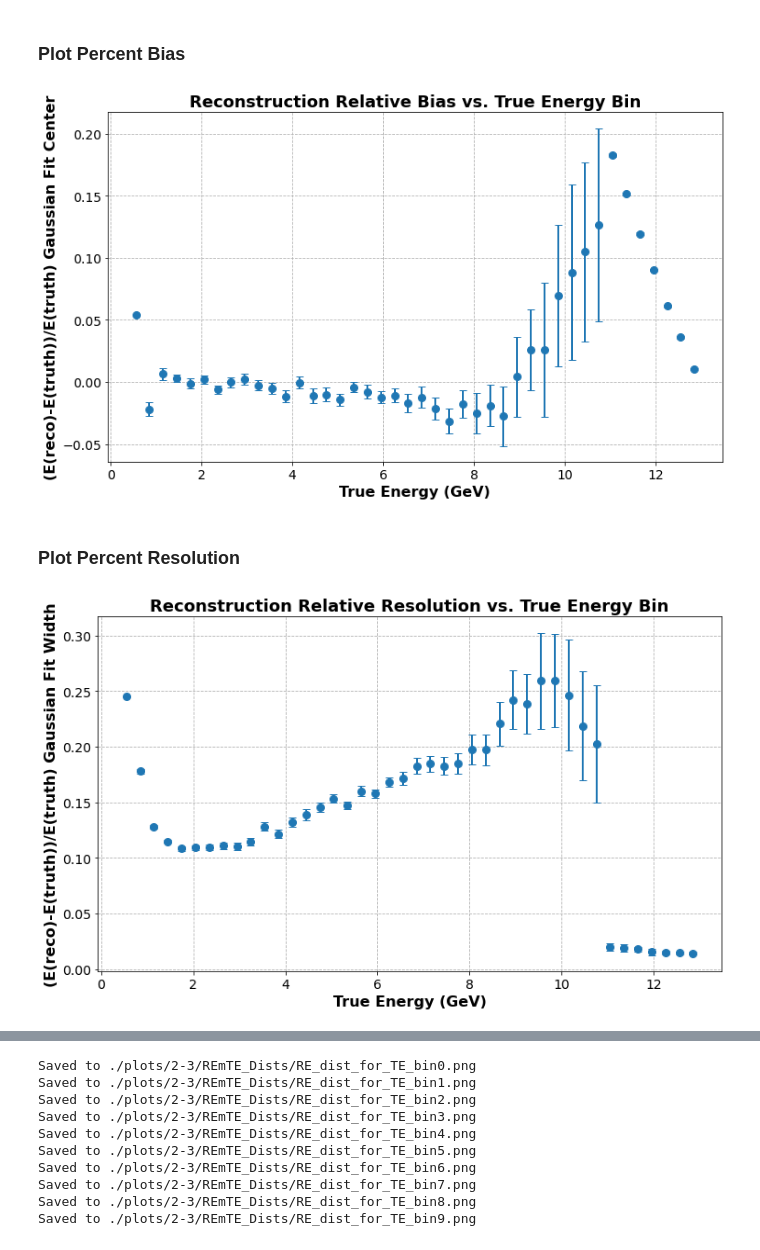
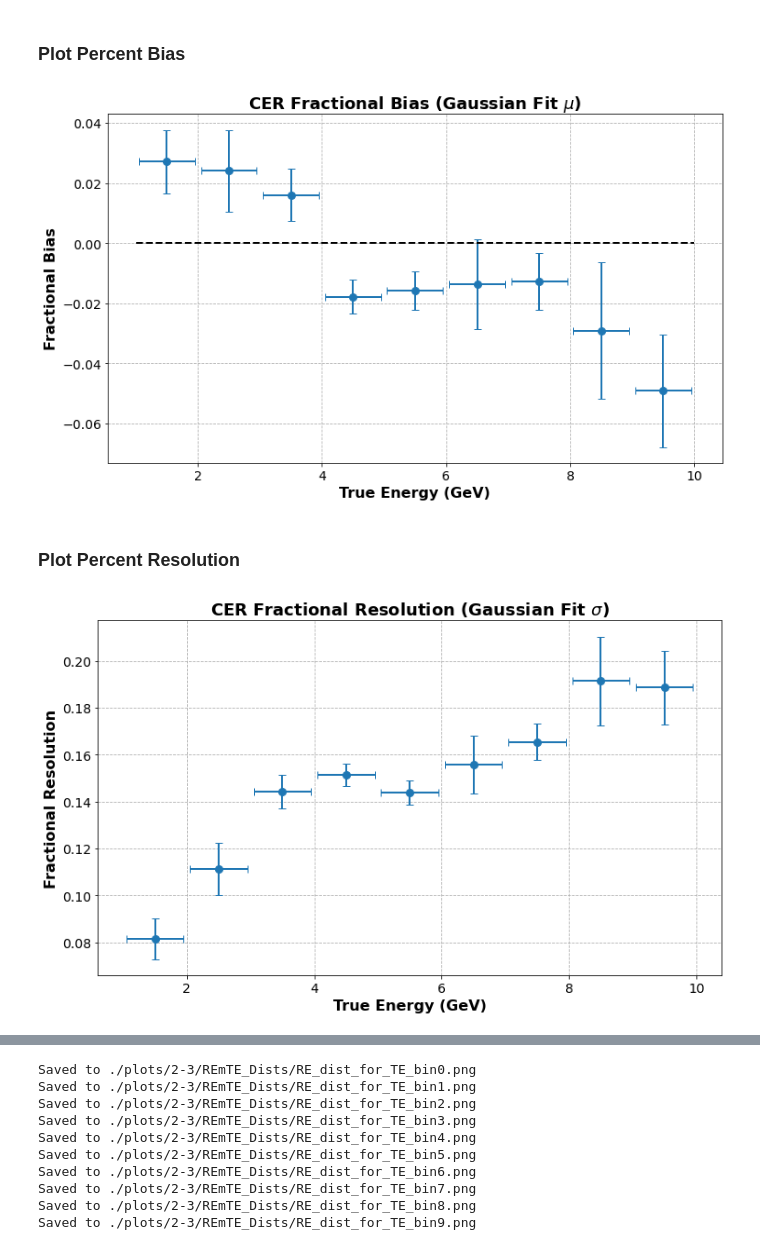
Before and after one commit to socrossley/Cosmic_Muon_CER, a Jupyter notebook: Test_Like.ipynb, the cells around one changed output, grey strips where cells are left out. Drawn from its saved outputs; the diff is of its cells as text; code cells hidden in the pictures.

```diff
--- a/Test_Like.ipynb
+++ b/Test_Like.ipynb
@@ -304,15 +306,31 @@ def gaussdiff(df):
+# %%
+def plot_frac_dev_dist(ax, centers, counts, gdata):
+    mu, sig, muerr, sigerr, e_min, e_max, A = gdata
+    ax.grid(False)
+    ax.hist(centers, len(centers), weights=counts, color='tab:orange', edgecolor='black', lw=1.2,
+           label=f"{counts.sum()} Entries")
+    ax.set_title(r'$E_{T}\in$' + f'[{np.floor(e_min)},{np.ceil(e_max)}] GeV', fontweight='normal')
+
+    x = np.linspace(-1, 1, 1000)
+    ax.plot(x, scipy.stats.norm.pdf(x, mu, sig) * A, ls='--', lw=2,
+           label="Gauss Fit\n" + fr"$\mu=${mu:.2f}" + "\n" + fr"$\sigma=${sig:.2f}")
+    ax.legend(loc='upper right', fontsize=14)
 # %%
 likedf['reco'] = likedf[['reconstructed_min', 'reconstructed_max']].mean(axis=1)
 likedf['difference'] = likedf.reco - likedf.truth
 
-
-# Requires dataframe to contain muons of true energy monotonically increasing
-muons_per_ebin = likedf.truebin.loc[likedf.truebin == 1].index[0] # Finds location of first muon in true bin 1
+muons_per_ebin = likedf.shape[0] / likedf.truebin.unique().shape[0]
 num_bins = fitdf.shape[0]
 
+fig, axes = plt.subplots(3,3,figsize=(15,12))
 gaussian_data = []
-for idx in tqdm(range(num_bins)):
-    df = likedf.loc[likedf.truebin == idx]
-    gaussian_data.append(gaussdiff(df))
+for idx, ax in tqdm(list(zip(likedf.truebin.unique()[::10], axes.flatten()))):
+    df = likedf.loc[(likedf.truebin >= idx) & (likedf.truebin < idx + 10)]
+    gdata, bcenters, counts = gaussdiff(df)
 
-gausses = pd.DataFrame(gaussian_data, columns=['gloc', 'gwidth', 'gloc_err', 'gwidth_err', 'truth'])
+    plot_frac_dev_dist(ax, bcenters, counts, gdata)
+    gaussian_data.append(gdata)
+
+gausses = pd.DataFrame(gaussian_data, columns=['gloc', 'gwidth', 'gloc_err', 'gwidth_err', 'true_e_min', 'true_e_max', 'A'])
+fig.tight_layout()
+fig.show()
@@ -319,34 +352,35 @@ gausses = pd.DataFrame(gaussian_data, columns=['gloc', 'gwidth', 'gloc_err', 'gw
 # %% [markdown]
 ### Plot Percent Bias
 # %%
-truth = gausses.truth
-pct_bias = gausses.gloc / truth
-pct_bias_err = gausses.gloc_err / truth
+truth = (gausses.true_e_max + gausses.true_e_min) / 2
+xerr = (gausses.true_e_max - gausses.true_e_min) / 2
+pct_bias = gausses.gloc
+pct_bias_err = gausses.gloc_err
 
 plt.figure()
-plt.errorbar(truth, pct_bias, yerr=pct_bias_err, marker='o')
-plt.title('Reconstruction Relative Bias vs. True Energy Bin')
+plt.plot([1,10], [0,0], ls='--', c='black')
+plt.errorbar(truth, pct_bias, yerr=pct_bias_err, xerr=xerr, marker='o')
+plt.title(r'CER Fractional Bias (Gaussian Fit $\mu$)')
 plt.xlabel('True Energy (GeV)')
-plt.ylabel('(E(reco)-E(truth))/E(truth) Gaussian Fit Center')
+plt.ylabel('Fractional Bias')
 # plt.ylim(-0.1, 1.1)
 # savefig(plt.gcf(), '1pbias_Relative_Bias_vs_TE_Bin.png')
 plt.show()
 # %% [output]
-[figure, old version]
+[figure, new version]
 # %% [markdown]
 ### Plot Percent Resolution
 # %%
-truth = gausses.truth
-pct_resolution = gausses.gwidth / truth
-pct_resolution_err = gausses.gwidth_err / truth
+pct_resolution = gausses.gwidth
+pct_resolution_err = gausses.gwidth_err
 
 plt.figure()
-plt.errorbar(truth, pct_resolution, yerr=pct_resolution_err, marker='o')
-plt.title('Reconstruction Relative Resolution vs. True Energy Bin')
+plt.errorbar(truth, pct_resolution, yerr=pct_resolution_err, xerr=xerr, marker='o')
+plt.title(r'CER Fractional Resolution (Gaussian Fit $\sigma$)')
 plt.xlabel('True Energy (GeV)')
-plt.ylabel('(E(reco)-E(truth))/E(truth) Gaussian Fit Width')
+plt.ylabel('Fractional Resolution')
 # plt.ylim(-0.1, 0.9)
 # savefig(plt.gcf(), '1perror_Relative_Resolution_vs_TE_Bin.png')
 plt.show()
 # %% [output]
-[figure, old version]
+[figure, new version]
```
Also changed, not shown: parts of 10 cells of this notebook, 1 other file.
